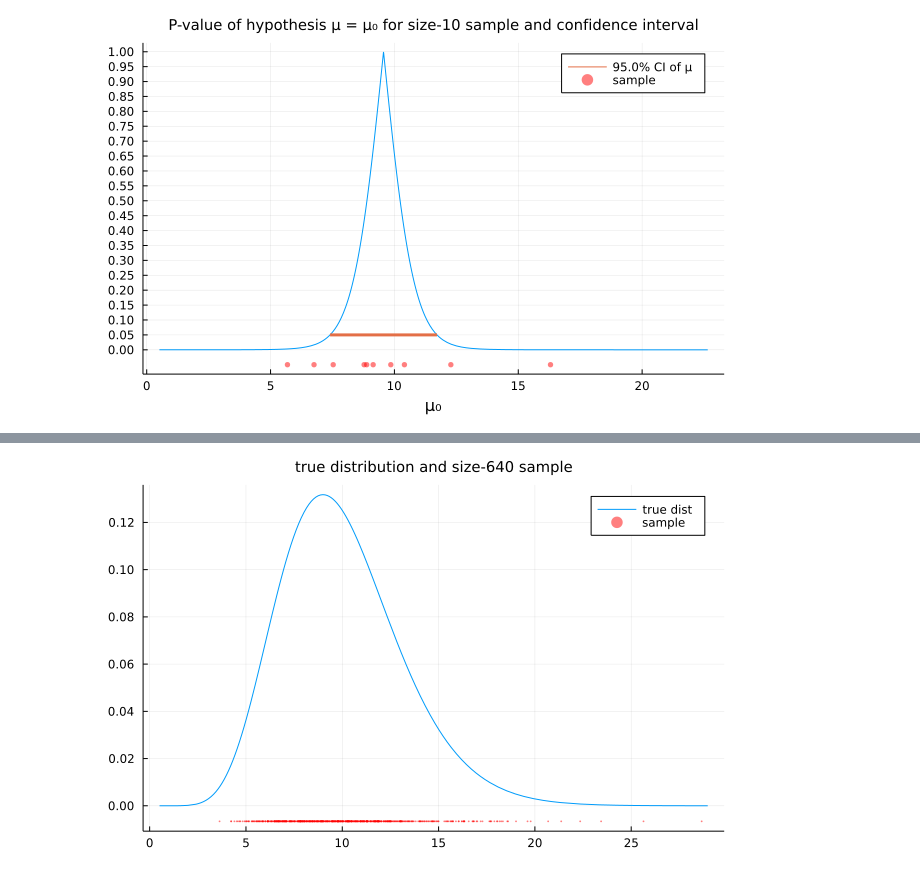
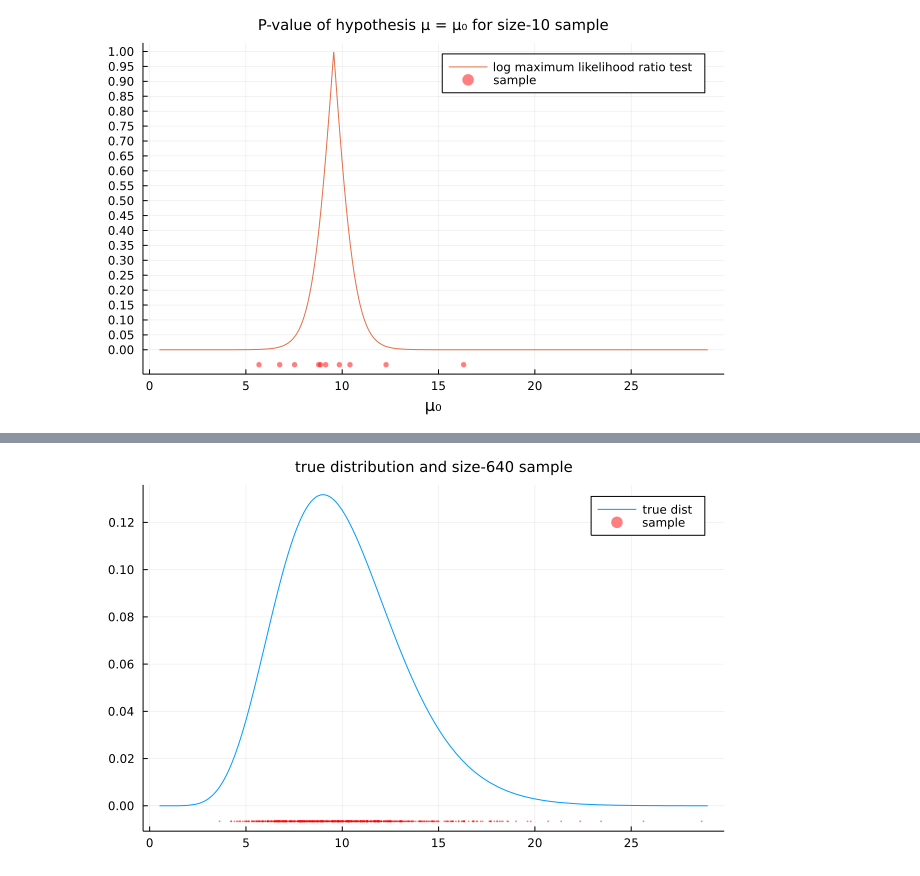
Before and after one commit to genkuroki/public, a Jupyter notebook: 0034/P-value function example and prediction distribution example.ipynb, the cells around one changed output, grey strips where cells are left out. Saved outputs shown, nothing was run; the diff lists cells and outputs as text; code cells hidden in the pictures.

```diff
--- a/0034/P-value function example and prediction distribution example.ipynb
+++ b/0034/P-value function example and prediction distribution example.ipynb
@@ -115,10 +163,7 @@ title!("P-value of hypothesis μ = μ₀ for size-$m sample")
-# %%
-α = 0.05
-
-plot(μ₀ -> pvalue(x, μ₀), a, b; label="")
-plot!(confint(x; α), fill(α, 2); label="$(100(1-α))% CI of μ", lw=3)
-scatter!(x, fill(-0.05, m); label="sample", ms=3, msc=:auto, alpha=0.5, c=:red)
-plot!(xguide="μ₀", ytick=0:0.05:1)
-title!("P-value of hypothesis μ = μ₀ for size-$m sample and confidence interval")
-# %% [output]
-[figure, removed]
+# %%
+plot(μ₀ -> pvalue_loglikrat(x, μ₀), a, b; label="log maximum likelihood ratio test", c=2)
+scatter!(x, fill(-0.05, m); label="sample", ms=3, msc=:auto, alpha=0.5, c=:red)
+plot!(xguide="μ₀", ytick=0:0.05:1)
+title!("P-value of hypothesis μ = μ₀ for size-$m sample")
+# %% [output]
+[figure, added]
```
Also changed, not shown: parts of 14 cells of this notebook, 1 other file.
